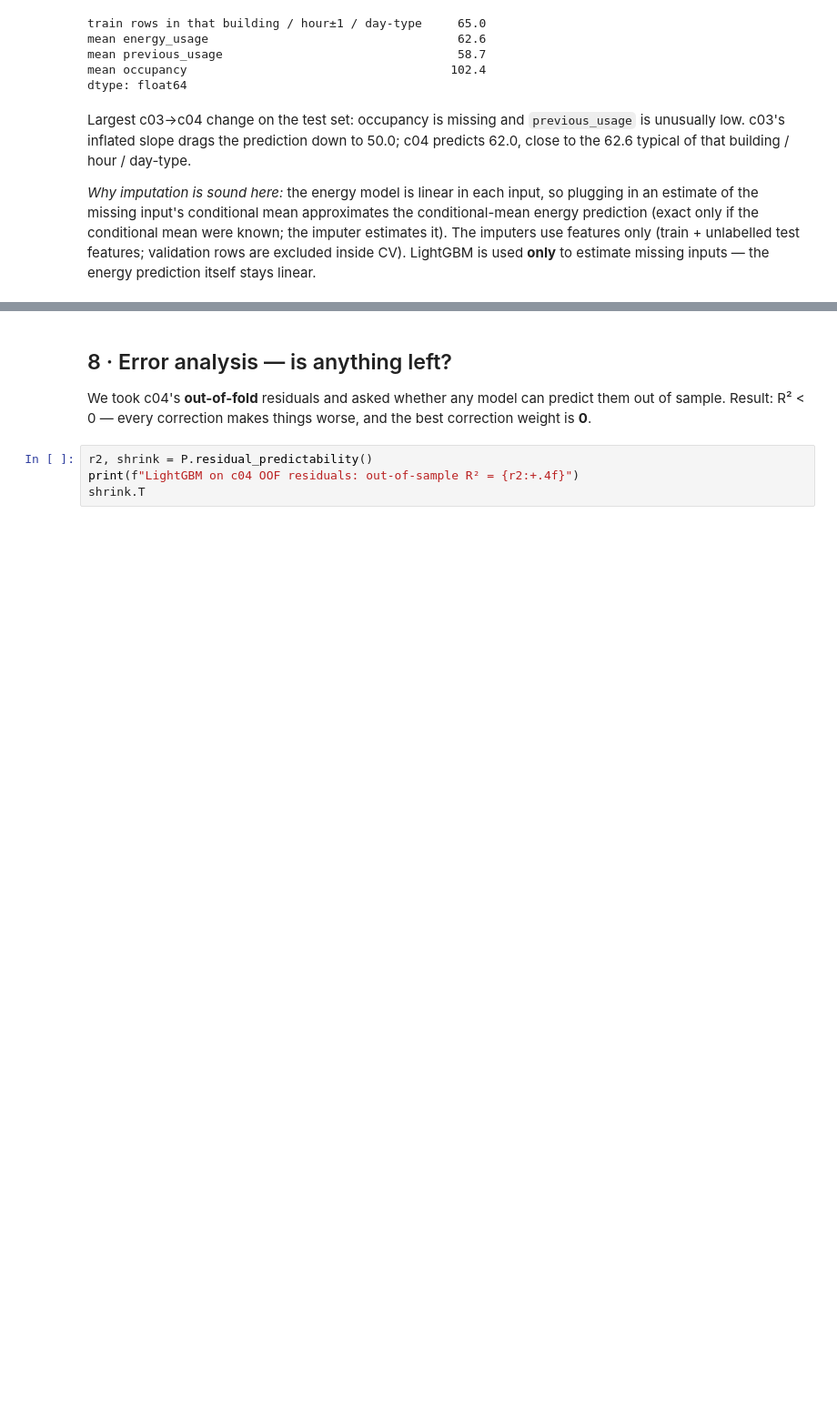
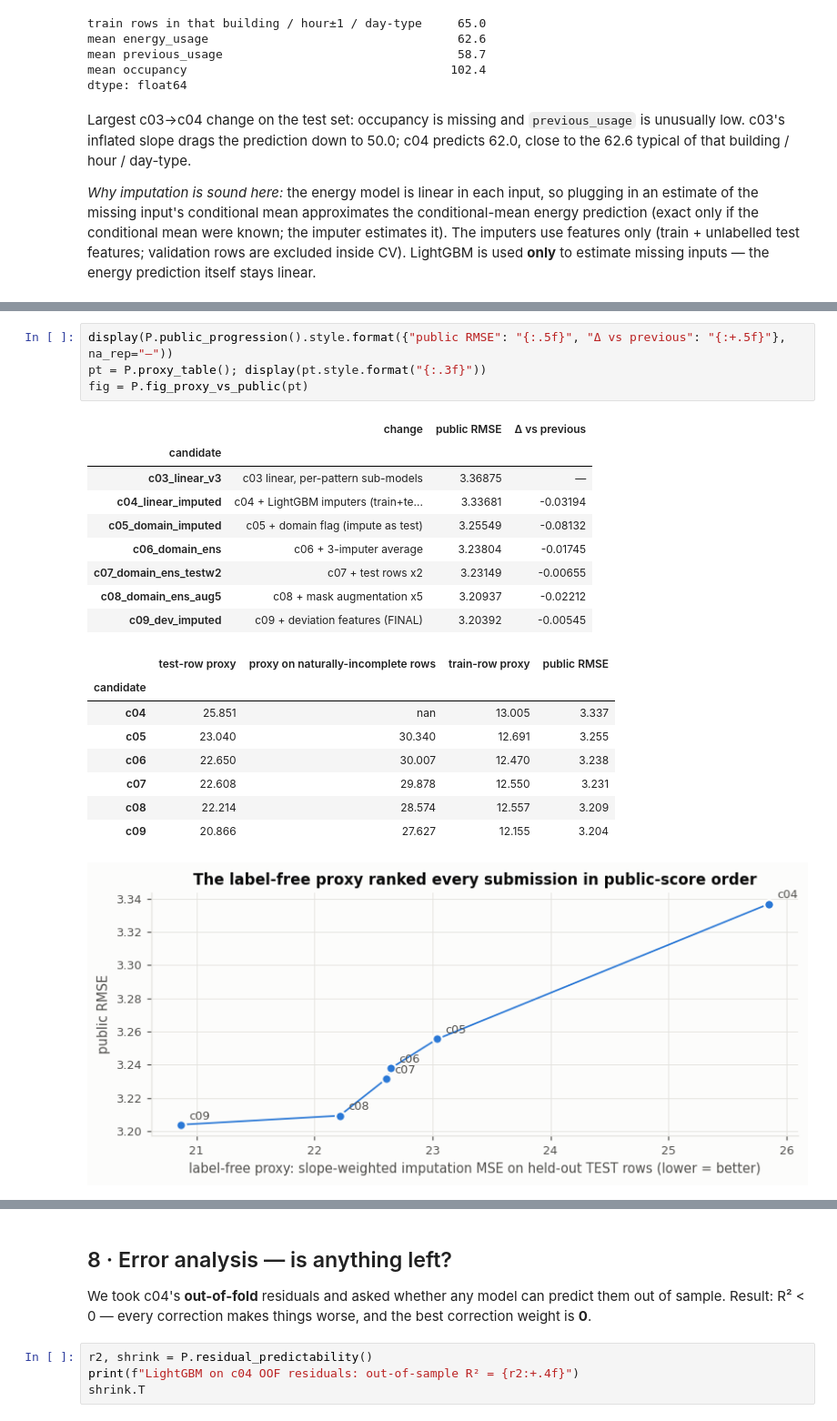
Before and after one commit to dhruvgupta2109/Track-1, a Jupyter notebook: notebooks/track1_analysis_presentation.ipynb, the cells around one changed output, grey strips where cells are left out. Shown at 91% size. Saved outputs shown, nothing was run; the diff lists cells and outputs as text; blank space fills up the shorter version.

Commit message:
Update deliverables to final model c09: notebook (section 7b, proxy vs public), report, Q&A, checklist, README
Co-Authored-By: Claude Opus 5.5 <noreply@anthropic.com>

```diff
--- a/notebooks/track1_analysis_presentation.ipynb
+++ b/notebooks/track1_analysis_presentation.ipynb
@@ -189,0 +209,23 @@ are excluded inside CV). LightGBM is used **only** to estimate missing inputs
+# %%
+display(P.public_progression().style.format({"public RMSE": "{:.5f}", "Δ vs previous": "{:+.5f}"}, na_rep="—"))
+pt = P.proxy_table(); display(pt.style.format("{:.3f}"))
+fig = P.fig_proxy_vs_public(pt)
+# %% [output]
+|  | change | public RMSE | Δ vs previous |
+| candidate |  |  |  |
+| c03_linear_v3 | c03 linear, per-pattern sub-models | 3.36875 | — |
+| c04_linear_imputed | c04 + LightGBM imputers (train+te... | 3.33681 | -0.03194 |
+| c05_domain_imputed | c05 + domain flag (impute as test) | 3.25549 | -0.08132 |
+| c06_domain_ens | c06 + 3-imputer average | 3.23804 | -0.01745 |
+| c07_domain_ens_testw2 | c07 + test rows x2 | 3.23149 | -0.00655 |
+| c08_domain_ens_aug5 | c08 + mask augmentation x5 | 3.20937 | -0.02212 |
+| c09_dev_imputed | c09 + deviation features (FINAL) | 3.20392 | -0.00545 |
+|  | test-row proxy | proxy on naturally-incomplete rows | train-row proxy | public RMSE |
+| candidate |  |  |  |  |
+| c04 | 25.851 | nan | 13.005 | 3.337 |
+| c05 | 23.040 | 30.340 | 12.691 | 3.255 |
+| c06 | 22.650 | 30.007 | 12.470 | 3.238 |
+| c07 | 22.608 | 29.878 | 12.550 | 3.231 |
+| c08 | 22.214 | 28.574 | 12.557 | 3.209 |
+| c09 | 20.866 | 27.627 | 12.155 | 3.204 |
+[figure, added]
```
Also changed, not shown: parts of 8 cells of this notebook, 15 other files.
